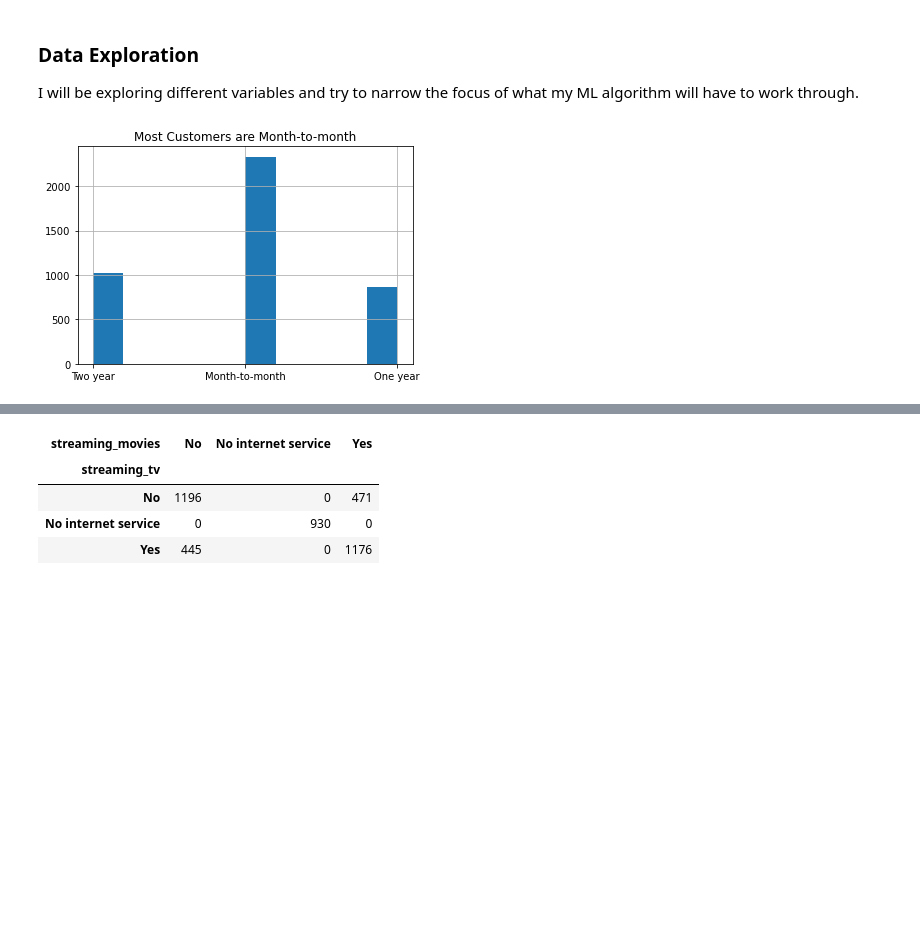
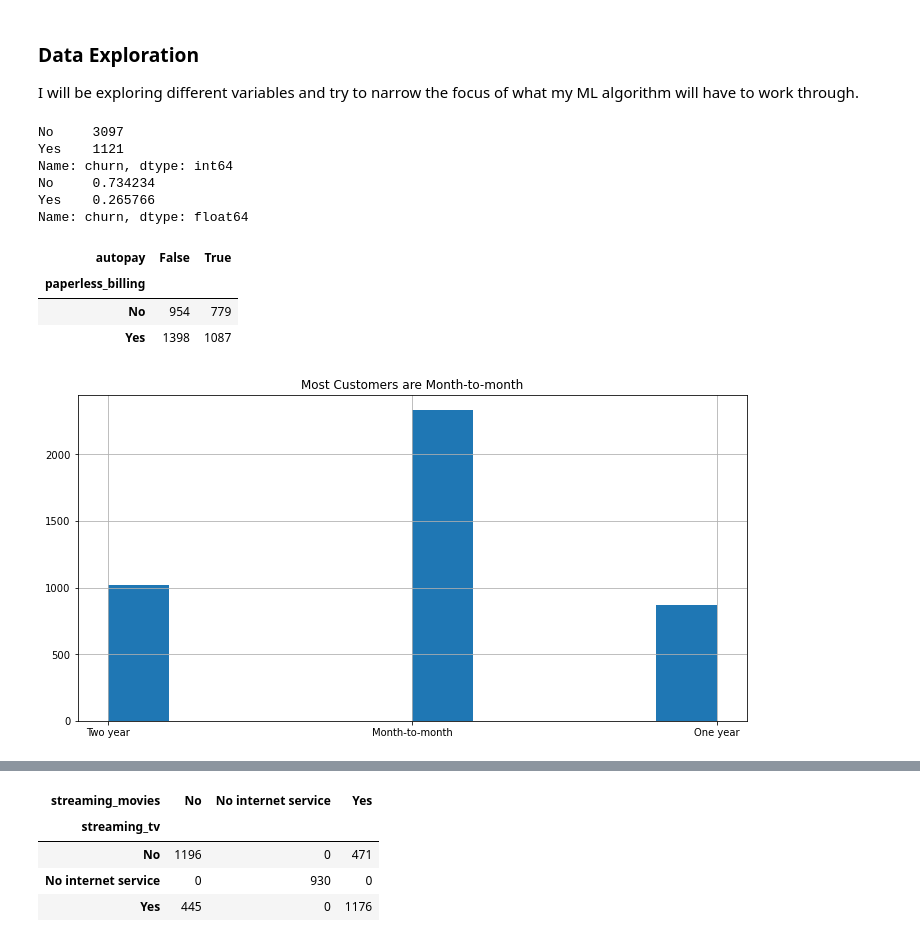
Before and after one commit to kevin-mal-smith/telco_classification, a Jupyter notebook: messy_notebook.ipynb, the cells around one changed output, grey strips where cells are left out. Saved outputs shown, nothing was run; the diff lists cells and outputs as text; code cells hidden in the pictures; blank space fills up the shorter version.

```diff
--- a/messy_notebook.ipynb
+++ b/messy_notebook.ipynb
@@ -136,10 +133,36 @@ memory usage: 654.9+ KB
 # %% [markdown]
 ### Data Exploration
 I will be exploring different variables and try to narrow the focus of what my ML algorithm will have to work through.
+# %%
+# setting the baseline
+print(train.churn.value_counts())
+print(train.churn.value_counts('Yes'))
+baseline = .73
+# %% [output]
+No     3097
+Yes    1121
+Name: churn, dtype: int64
+No     0.734234
+Yes    0.265766
+Name: churn, dtype: float64
+# %%
+# can paperless_billing be dropped?
+train['autopay'] = train.payment_type.str.startswith('B') | train.payment_type.str.startswith('C')
+pd.crosstab(train.paperless_billing, train.autopay)
+# paperless_billing and auto_pay are not the same thing. paperless_billing cannot be dropped.
+# %% [output]
+| autopay | False | True |
+| paperless_billing |  |  |
+| No | 954 | 779 |
+| Yes | 1398 | 1087 |
+# %%
+#dropping the variable created to test paperless_billing
+train = train.drop(columns='autopay')
 # %%
-#most customers are getting the opportunity to churn monthly
+# which contract type is most common?
+plt.figure(figsize=(12, 6))
 plt.title('Most Customers are Month-to-month')
 train.contract_type.hist()
 plt.show()
 # %% [output]
-[figure, old version]
+[figure, new version]
```
Also changed, not shown: parts of 32 cells of this notebook, 5 other files.
